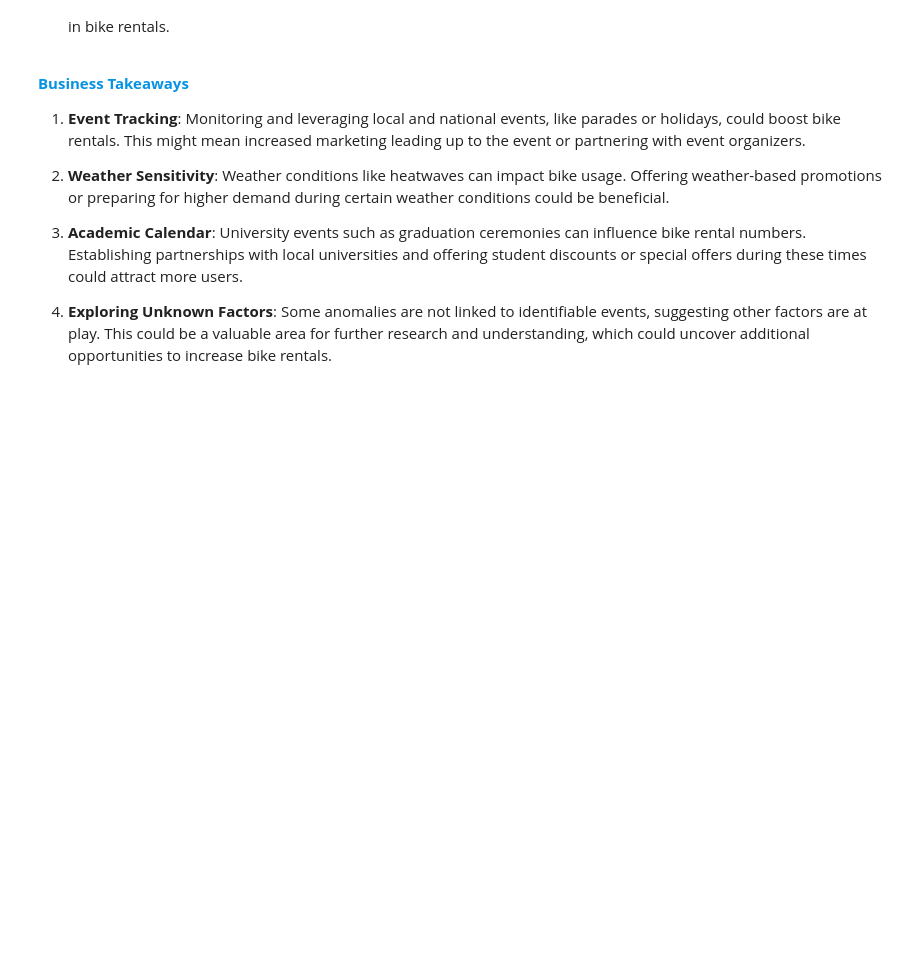
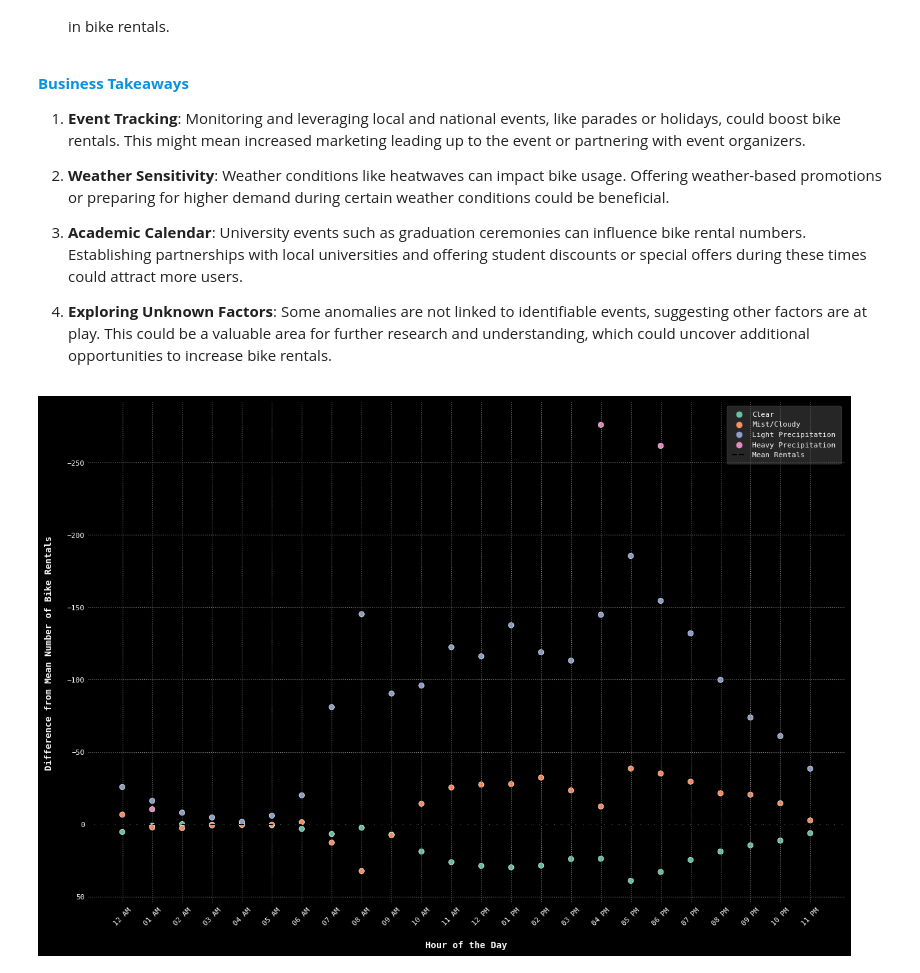
Before and after one commit to jparkington/Project-Cultivate, a Jupyter notebook: Exploration.ipynb, the cells around one changed output. Cells and saved outputs as stored; diff of their text form; code cells hidden in the pictures; blank space fills up the shorter version.

```diff
--- a/Exploration.ipynb
+++ b/Exploration.ipynb
@@ -28,20 +28,20 @@ plot_params = {
     'axes.spines.right'  : False,                'ytick.color'        : 'white',
     'axes.spines.top'    : False,                'ytick.major.size'   : 0,
     'axes.labelsize'     : 10,
-    'axes.labelweight'   : 'bold',               # Legend parameters
-    'axes.titlesize'     : 12,                   'legend.fontsize'    : 8,
-    'axes.titleweight'   : 'bold',               'legend.facecolor'   : '0.3',
-    'axes.labelpad'      : 15,
+    'axes.labelweight'   : 'bold',               # Color cycles
+    'axes.titlesize'     : 12,                   'axes.prop_cycle'    : cycler(color = sns.color_palette('Set2')),
+    'axes.titleweight'   : 'bold',               'image.cmap'         : 'Set2',
+    'axes.labelpad'      : 15,                   'legend.borderpad'   : 0.75,
 
     # Grid parameters                            # Figure parameters
     'grid.linestyle'     : ':',                  'figure.facecolor'   : 'black',
     'grid.color'         : '0.5',                'figure.figsize'     : (15, 10),
 
     # Font and text parameters                   # Color cycles
-    'font.family'        : 'DejaVu Sans Mono',   'axes.prop_cycle'    : cycler(color = sns.color_palette('Set2')),
-    'font.size'          : 8,                    'image.cmap'         : 'Set2',
-    'font.style'         : 'normal',
-    'text.color'         : 'white'}
+    'font.family'        : 'DejaVu Sans Mono',   'legend.facecolor'   : '0.3',
+    'font.size'          : 8,                    'legend.edgecolor'   : '0.3',
+    'font.style'         : 'normal',             'legend.borderpad'   : 0.75,
+    'text.color'         : 'white',              'legend.framealpha'  : '0.5'}
 
 plt.rcParams.update(plot_params)
 # %% [markdown]
@@ -410,3 +385,52 @@ This chart examines 7 anomalous data points, representing bike rentals significa
 3. **Academic Calendar**: University events such as graduation ceremonies can influence bike rental numbers. Establishing partnerships with local universities and offering student discounts or special offers during these times could attract more users.
 
 4. **Exploring Unknown Factors**: Some anomalies are not linked to identifiable events, suggesting other factors are at play. This could be a valuable area for further research and understanding, which could uncover additional opportunities to increase bike rentals.
+# %%
+# 5. Are there specific hours of the day that see a sharp increase or decrease in bike rentals across different weather situations?
+
+def hourly_rentals_by_weathersit(df : pd.DataFrame):
+    '''
+    Visualizes the average difference from the mean number of bike rentals across different hours and weather situations.
+
+    1. Calculates the mean number of rentals for each unique hour.
+    2. For each weather situation and hour, calculates the mean number of rentals and then the difference from the mean
+       number of rentals.
+    3. Creates a scatter plot where the x-axis represents the hour and the y-axis represents the difference from the mean
+       number of bike rentals, and each point is colored based on the weather situation.
+    4. Visualizes a line at y = 0, representing the mean number of rentals.
+
+    Parameters:
+        df (pd.DataFrame) : The bike sharing dataset as a pandas DataFrame.
+
+    The purpose of this function is to provide insights into how the time of day and weather situations affect the
+    demand for bike rentals, relative to the mean demand. Understanding these patterns can help a prospective bike sharing
+    company anticipate sudden surges or drops in demand and manage their resources accordingly.
+    '''
+
+    weather = {1 : 'Clear',
+               2 : 'Mist/Cloudy',
+               3 : 'Light Precipitation',
+               4 : 'Heavy Precipitation'}
+
+    mean_rentals     = df.groupby('hr')['cnt'].mean()
+    weathersit_means = df.groupby(['hr', 'weathersit'])['cnt'].mean().reset_index()
+    weathersit_means['weathersit_label'] = weathersit_means['weathersit'].map(weather)
+    weathersit_means['diff_from_mean'] = weathersit_means.apply(lambda row: row['cnt'] - mean_rentals[row['hr']], axis = 1)
+
+    plot = sns.scatterplot(x       = 'hr',
+                           y       = 'diff_from_mean',
+                           hue     = 'weathersit_label',
+                           data    = weathersit_means,
+                           palette = 'Set2')
+
+    plt.axhline(0, color = 'black', linestyle = 'dashed', label = 'Mean Rentals')
+    plt.xticks(range(24), [dtt.strptime(str(i), "%H").strftime("%I %p") for i in range(24)], rotation = 45)
+    plt.gca().invert_yaxis()
+    plt.xlabel('Hour of the Day')
+    plt.ylabel('Difference from Mean Number of Bike Rentals')
+    plt.grid(True)
+    plt.legend()
+
+hourly_rentals_by_weathersit(bike_sharing)
+# %% [output]
+[figure, added]
```
Also changed, not shown: parts of 3 cells of this notebook.
